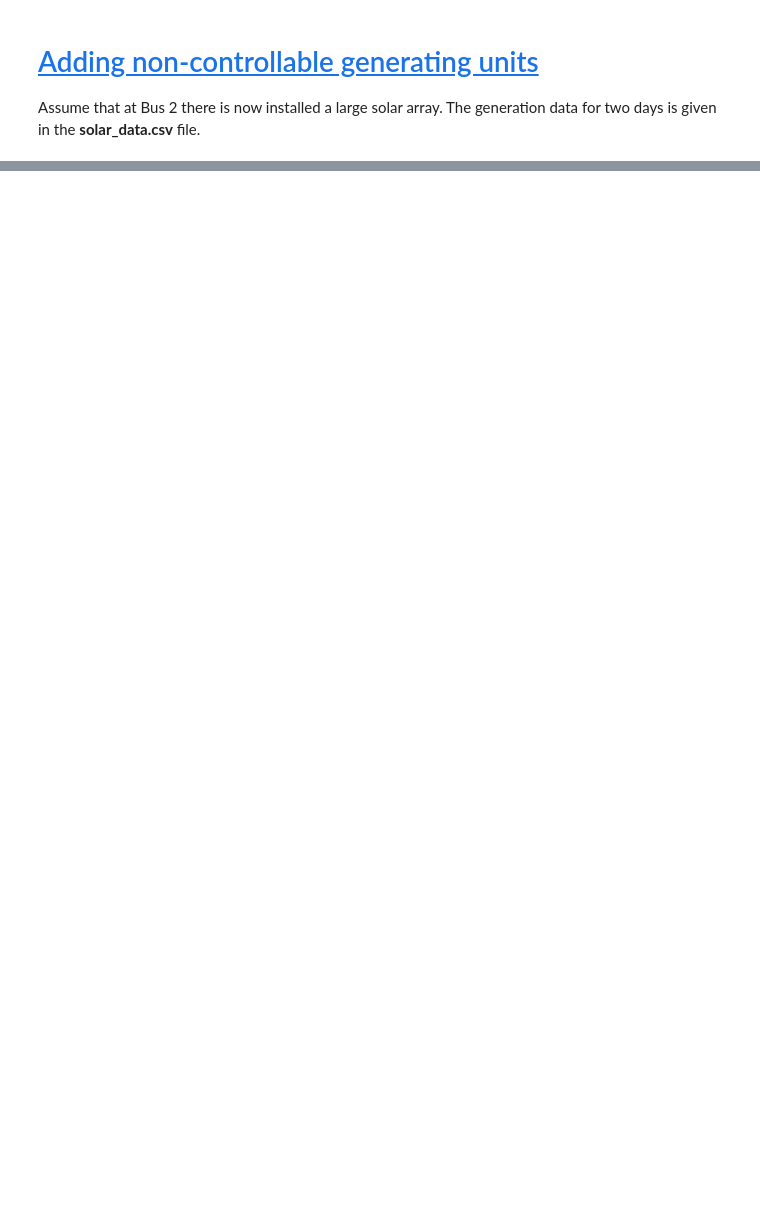
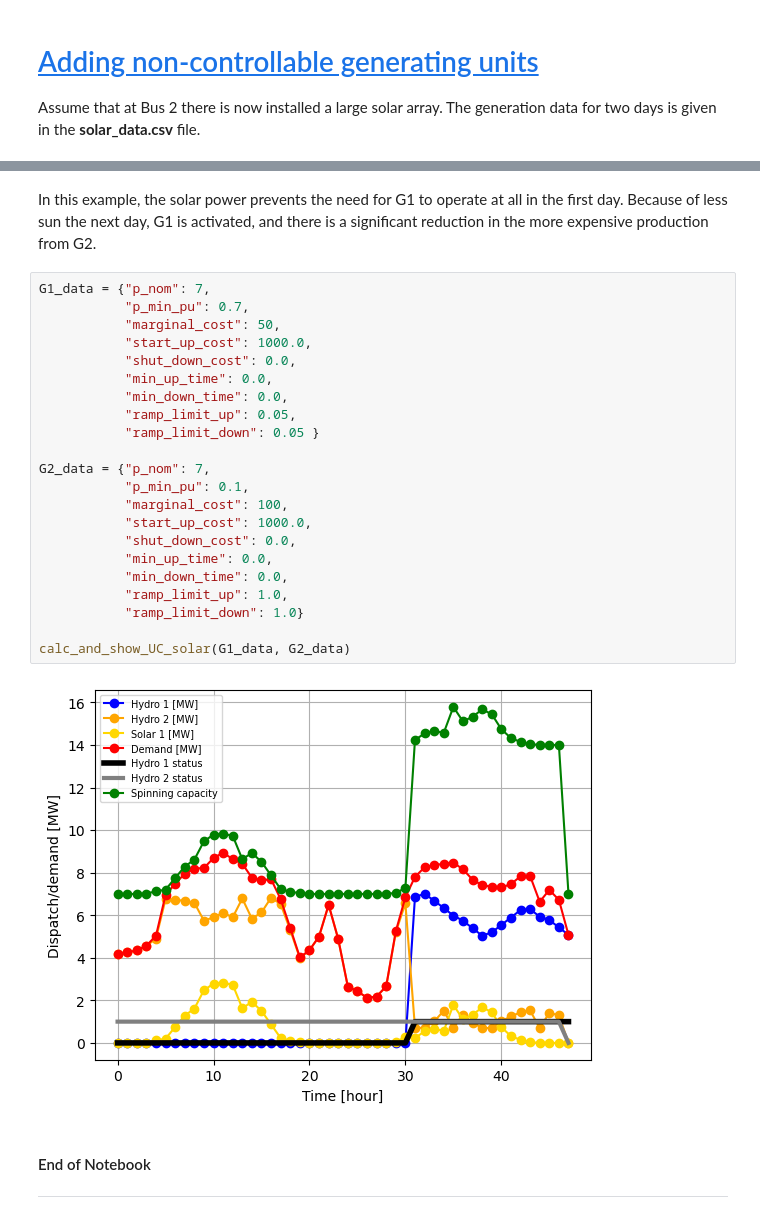
Before and after one commit to sambeets/EPE2316-Power-System-Planning, a Jupyter notebook: DigiLab/4 - Unit Commitment/Digital Lab 4 - Unit Commitment.ipynb, the cells around one changed output, grey strips where cells are left out. Drawn from its saved outputs; the diff is of its cells as text; blank space fills up the shorter version.

Commit message:
Completed first version of DigiLab 4

```diff
--- a/DigiLab/4 - Unit Commitment/Digital Lab 4 - Unit Commitment.ipynb
+++ b/DigiLab/4 - Unit Commitment/Digital Lab 4 - Unit Commitment.ipynb
@@ -394,0 +348,29 @@ Writing MIP solution to 'C:\Users\emelf\AppData\Local\Temp\linopy-solve-8_7qw0q0
+# %% [markdown]
+In this example, the solar power prevents the need for G1 to operate at all in the first day. Because of less sun the next day, G1 is activated, and there is a significant reduction in the more expensive production from G2.
+# %%
+G1_data = {"p_nom": 7,
+           "p_min_pu": 0.7,
+           "marginal_cost": 50,
+           "start_up_cost": 1000.0,
+           "shut_down_cost": 0.0,
+           "min_up_time": 0.0,
+           "min_down_time": 0.0,
+           "ramp_limit_up": 0.05,
+           "ramp_limit_down": 0.05 }
+
+G2_data = {"p_nom": 7,
+           "p_min_pu": 0.1,
+           "marginal_cost": 100,
+           "start_up_cost": 1000.0,
+           "shut_down_cost": 0.0,
+           "min_up_time": 0.0,
+           "min_down_time": 0.0,
+           "ramp_limit_up": 1.0,
+           "ramp_limit_down": 1.0}
+
+calc_and_show_UC_solar(G1_data, G2_data)
+# %% [output]
+[figure, added]
+# %% [markdown]
+#### End of Notebook
+---
```
Also changed, not shown: parts of 13 cells of this notebook, 1 other file.
